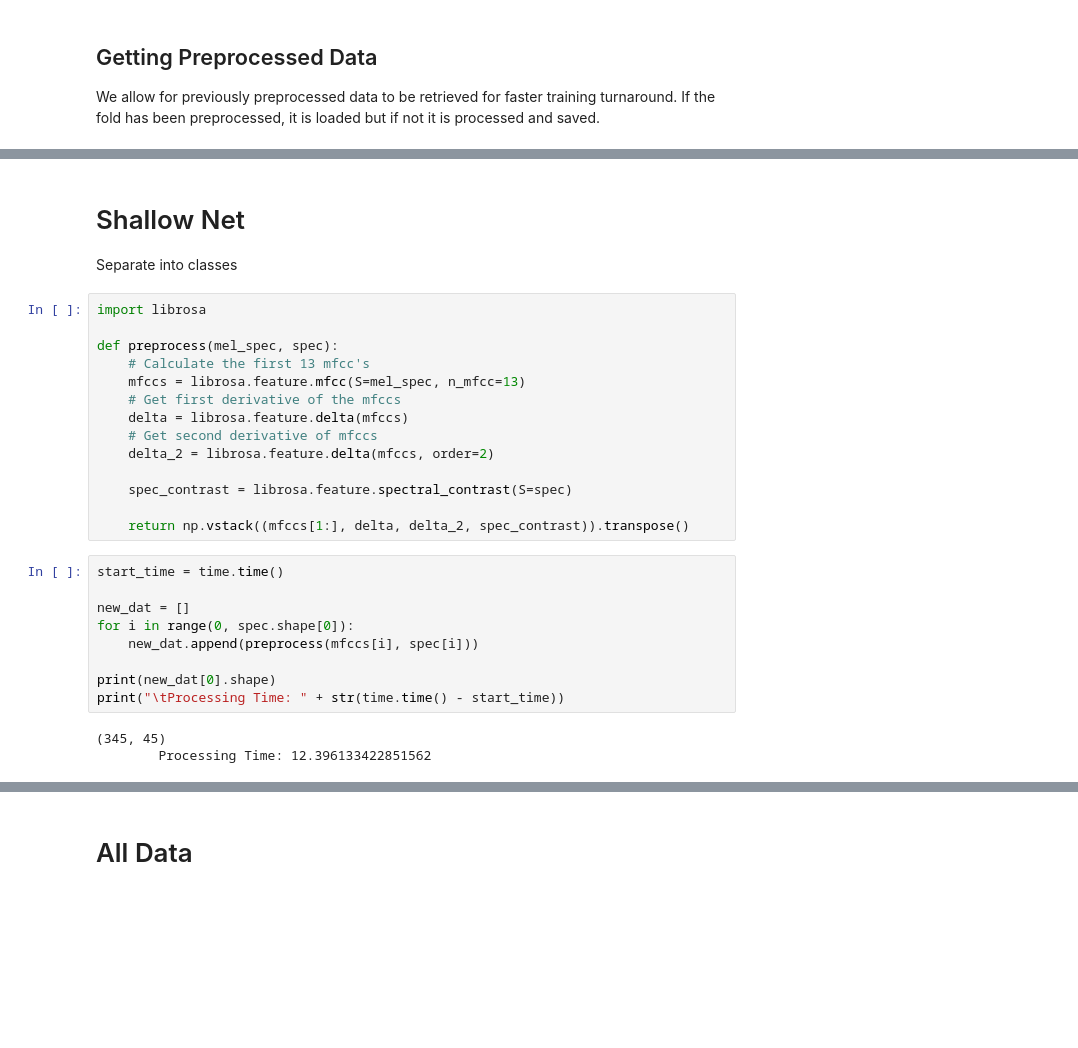
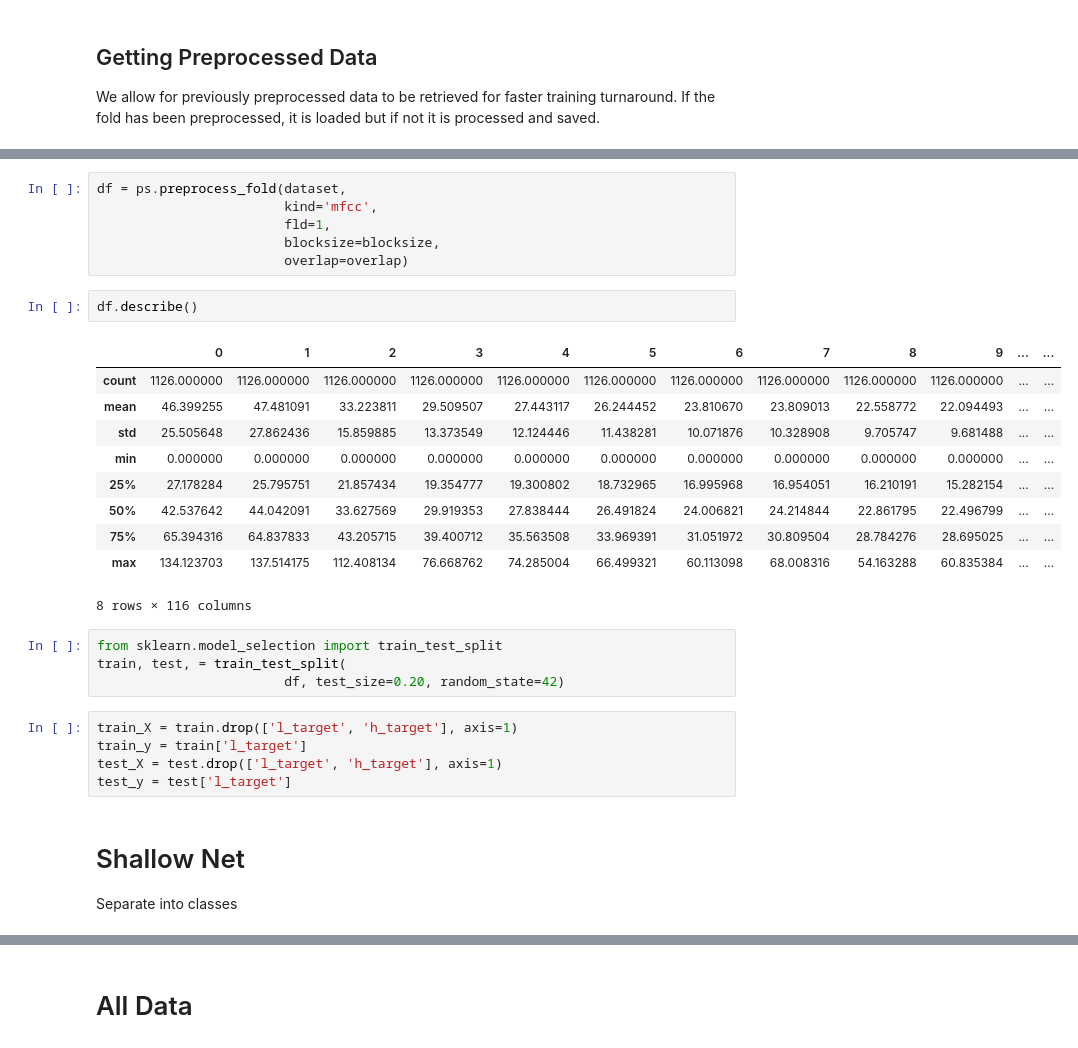
Before and after one commit to DeanPFZ/deep-audio-public, a Jupyter notebook: src/High Level Net 2s.ipynb, the cells around one changed output, grey strips where cells are left out. Saved outputs shown, nothing was run; the diff lists cells and outputs as text; blank space fills up the shorter version.

```diff
--- a/src/High Level Net 2s.ipynb
+++ b/src/High Level Net 2s.ipynb
@@ -281,29 +69,31 @@ Epoch 1/1
+# %%
+df = ps.preprocess_fold(dataset,
+                        kind='mfcc',
+                        fld=1,
+                        blocksize=blocksize,
+                        overlap=overlap)
+# %%
+df.describe()
+# %% [output]
+|  | 0 | 1 | 2 | 3 | 4 | 5 | 6 | 7 | 8 | 9 | ... | ... |
+| count | 1126.000000 | 1126.000000 | 1126.000000 | 1126.000000 | 1126.000000 | 1126.000000 | 1126.000000 | 1126.000000 | 1126.000000 | 1126.000000 | ... | ... |
+| mean | 46.399255 | 47.481091 | 33.223811 | 29.509507 | 27.443117 | 26.244452 | 23.810670 | 23.809013 | 22.558772 | 22.094493 | ... | ... |
+| std | 25.505648 | 27.862436 | 15.859885 | 13.373549 | 12.124446 | 11.438281 | 10.071876 | 10.328908 | 9.705747 | 9.681488 | ... | ... |
+| min | 0.000000 | 0.000000 | 0.000000 | 0.000000 | 0.000000 | 0.000000 | 0.000000 | 0.000000 | 0.000000 | 0.000000 | ... | ... |
+| 25% | 27.178284 | 25.795751 | 21.857434 | 19.354777 | 19.300802 | 18.732965 | 16.995968 | 16.954051 | 16.210191 | 15.282154 | ... | ... |
+| 50% | 42.537642 | 44.042091 | 33.627569 | 29.919353 | 27.838444 | 26.491824 | 24.006821 | 24.214844 | 22.861795 | 22.496799 | ... | ... |
+| 75% | 65.394316 | 64.837833 | 43.205715 | 39.400712 | 35.563508 | 33.969391 | 31.051972 | 30.809504 | 28.784276 | 28.695025 | ... | ... |
+| max | 134.123703 | 137.514175 | 112.408134 | 76.668762 | 74.285004 | 66.499321 | 60.113098 | 68.008316 | 54.163288 | 60.835384 | ... | ... |
+8 rows × 116 columns
+# %%
+from sklearn.model_selection import train_test_split
+train, test, = train_test_split(
+                        df, test_size=0.20, random_state=42)
+# %%
+train_X = train.drop(['l_target', 'h_target'], axis=1)
+train_y = train['l_target']
+test_X = test.drop(['l_target', 'h_target'], axis=1)
+test_y = test['l_target']
 # %% [markdown]
 # Shallow Net
 Separate into classes
-# %%
-import librosa
-
-def preprocess(mel_spec, spec):
-    # Calculate the first 13 mfcc's
-    mfccs = librosa.feature.mfcc(S=mel_spec, n_mfcc=13)
-    # Get first derivative of the mfccs
-    delta = librosa.feature.delta(mfccs)
-    # Get second derivative of mfccs
-    delta_2 = librosa.feature.delta(mfccs, order=2)
-
-    spec_contrast = librosa.feature.spectral_contrast(S=spec)
-
-    return np.vstack((mfccs[1:], delta, delta_2, spec_contrast)).transpose()
-# %%
-start_time = time.time()
-
-new_dat = []
-for i in range(0, spec.shape[0]):
-    new_dat.append(preprocess(mfccs[i], spec[i]))
-
-print(new_dat[0].shape)
-print("\tProcessing Time: " + str(time.time() - start_time))
-# %% [output]
-(345, 45)
-        Processing Time: 12.396133422851562
```
Also changed, not shown: parts of 28 cells of this notebook, 21 other files.
